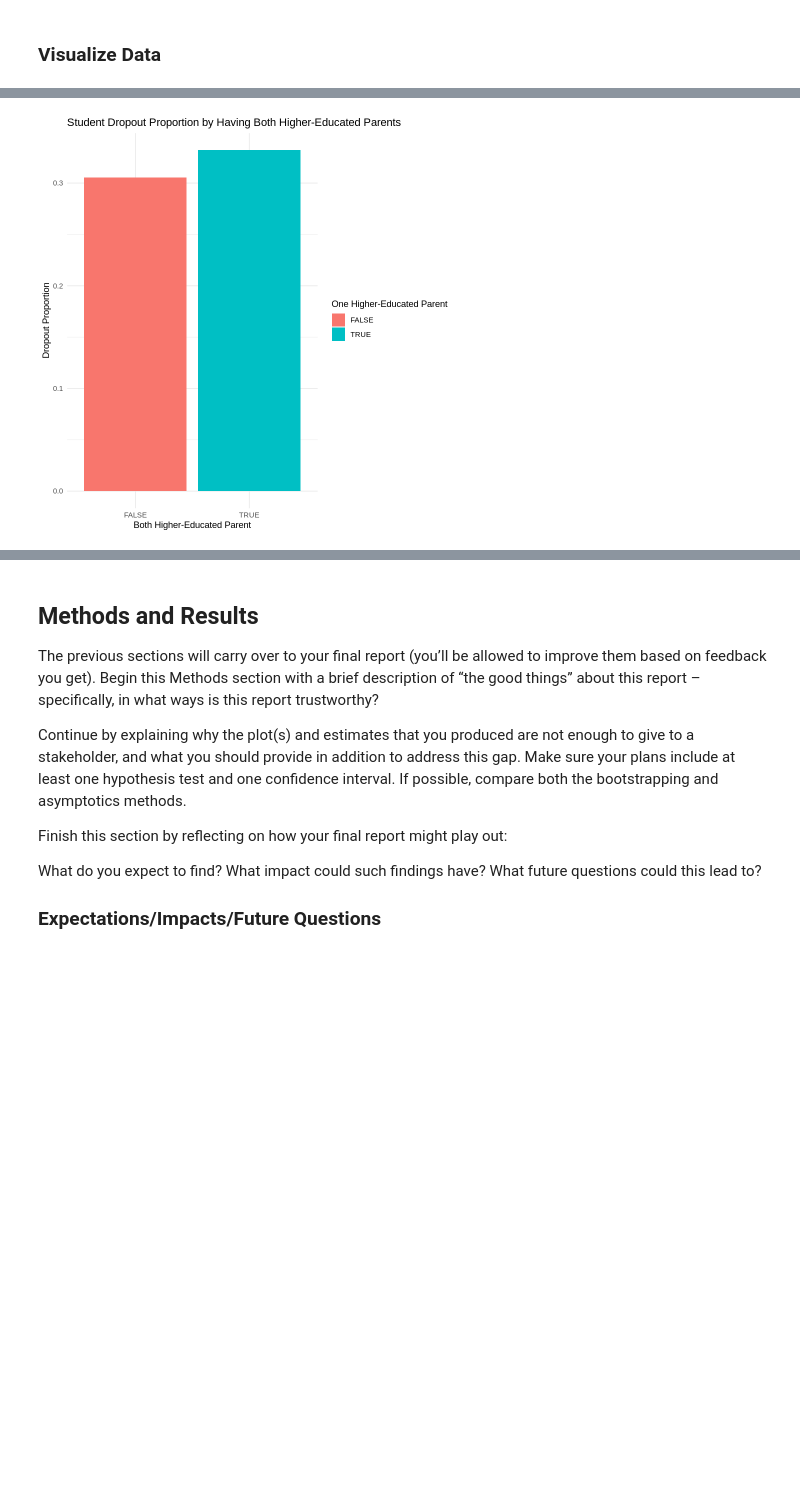
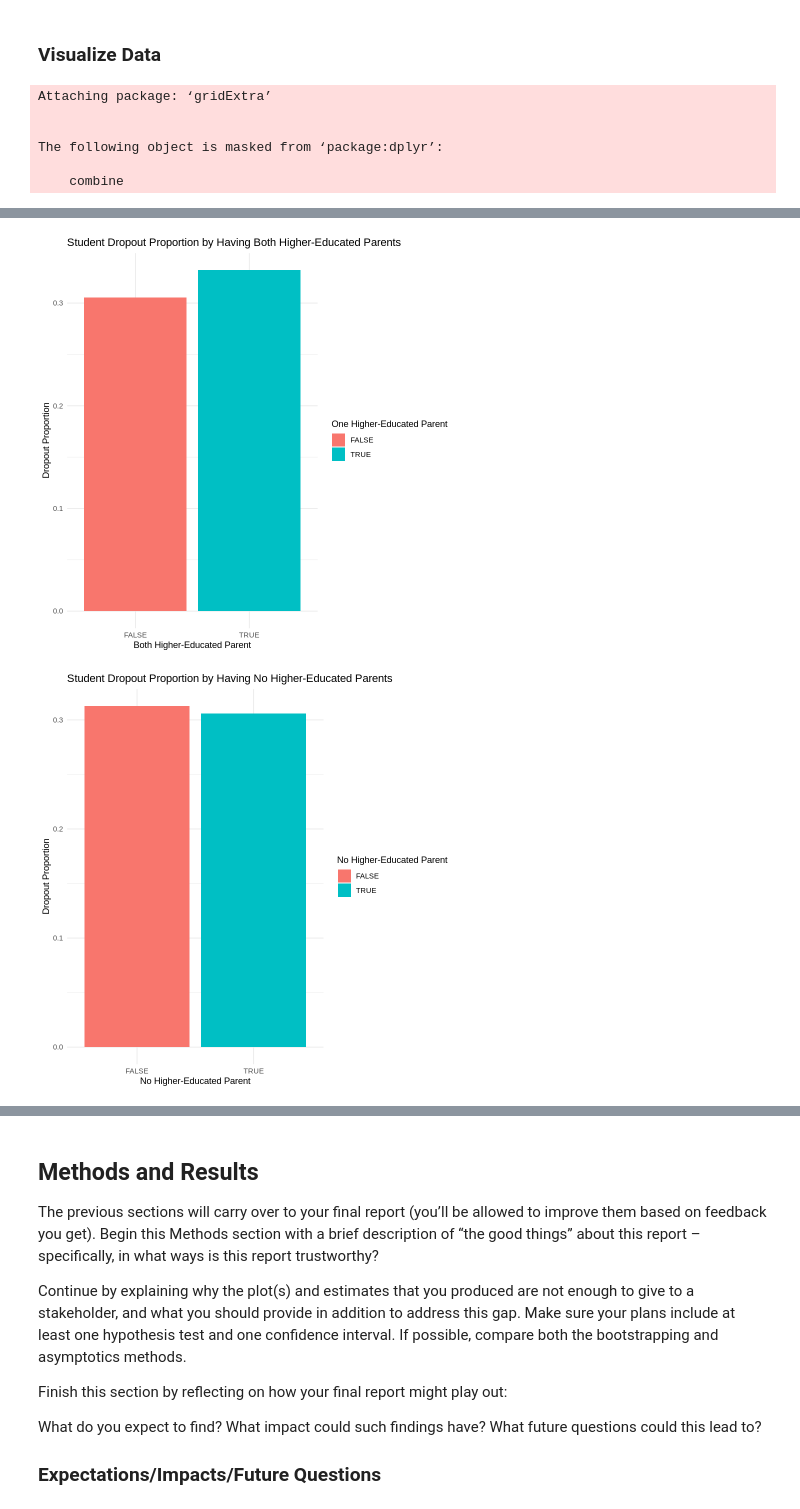
Before and after one commit to MehrshadEsm/stat-201-project, a Jupyter notebook: stat201_project_proposal.ipynb, the cells around one changed output, grey strips where cells are left out. Saved outputs shown, nothing was run; the diff lists cells and outputs as text; code cells hidden in the pictures; blank space fills up the shorter version.

```diff
--- a/stat201_project_proposal.ipynb
+++ b/stat201_project_proposal.ipynb
@@ -181,6 +182,13 @@ student_dropout_props_both <-
               size = n(),
               grade = mean(`Admission grade`))
 
+student_dropout_props_none <-
+    student_data_edu |>
+    group_by(none_higher_edu) |>
+    summarize(dropout_prop = sum(Target == "Dropout") / n(),
+              size = n(),
+              grade = mean(`Admission grade`))
+
 cat("[Table 3] Summary table of student dropout proportions")
 student_dropout_props_one
 # %% [output]
@@ -197,26 +205,46 @@ This seems to match with out intial assumption; however, we would need to perfor
 ### Visualize Data
 # %%
 library(ggplot2)
+library(gridExtra)
 
 plot_one <- ggplot(data = student_dropout_props_one, aes(x = factor(one_higher_edu), y = dropout_prop, fill = factor(one_higher_edu))) +
   geom_bar(stat = "identity") +
   labs(title = "Student Dropout Proportion by Having One Higher-Educated Parent",
        x = "One Higher-Educated Parent",
        y = "Dropout Proportion") +
   scale_fill_discrete(name = "One Higher-Educated Parent") +
   theme_minimal()
 
 plot_one
 
 plot_two <- ggplot(data = student_dropout_props_both, aes(x = factor(both_higher_edu), y = dropout_prop, fill = factor(both_higher_edu))) +
   geom_bar(stat = "identity") +
   labs(title = "Student Dropout Proportion by Having Both Higher-Educated Parents",
        x = "Both Higher-Educated Parent",
        y = "Dropout Proportion") +
   scale_fill_discrete(name = "One Higher-Educated Parent") +
   theme_minimal()
 
 plot_two
+
+plot_three <- ggplot(data = student_dropout_props_none, aes(x = factor(none_higher_edu), y = dropout_prop, fill = factor(none_higher_edu))) +
+  geom_bar(stat = "identity") +
+  labs(title = "Student Dropout Proportion by Having No Higher-Educated Parents",
+       x = "No Higher-Educated Parent",
+       y = "Dropout Proportion") +
+  scale_fill_discrete(name = "No Higher-Educated Parent") +
+  theme_minimal()
+
+plot_three
+
+grid.arrange(plot_one, plot_two, plot_three, ncol = 3)
 # %% [output]
+Attaching package: ‘gridExtra’
+
+
+The following object is masked from ‘package:dplyr’:
+
+    combine
 [figure]
 [figure]
+[figure, added]
```
Also changed, not shown: parts of 2 cells of this notebook.
